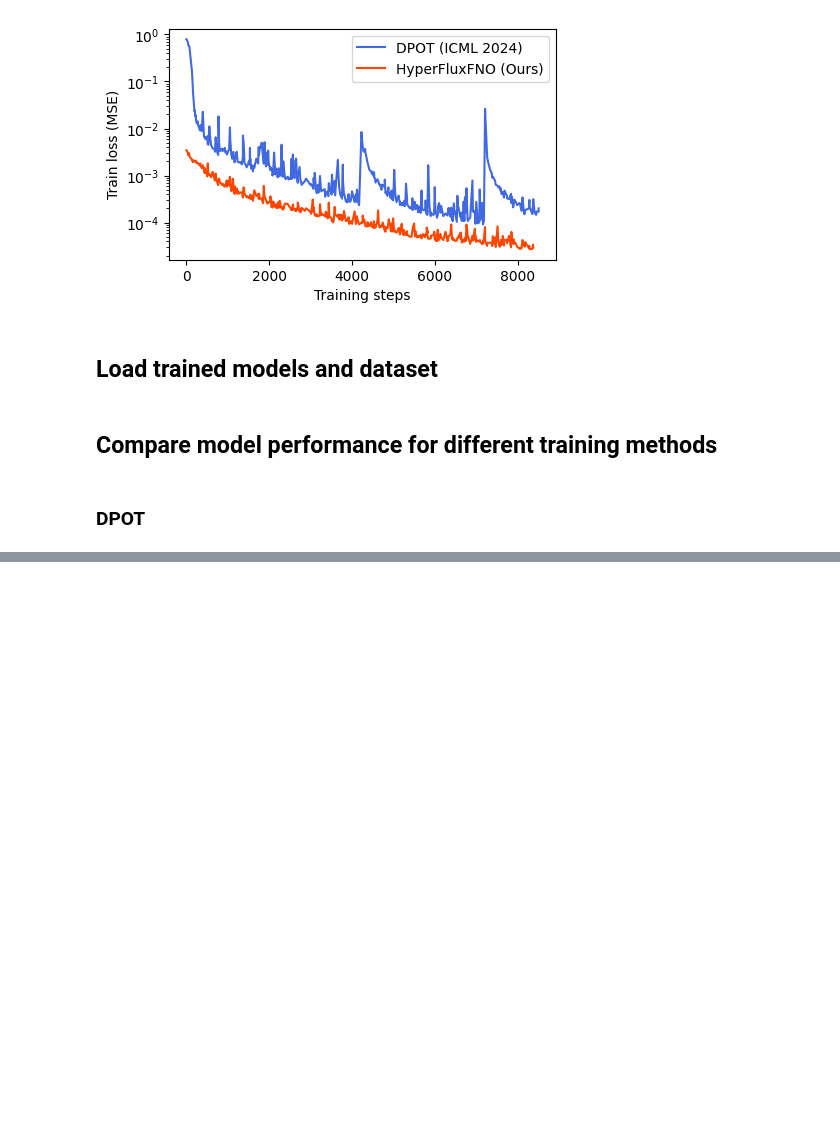
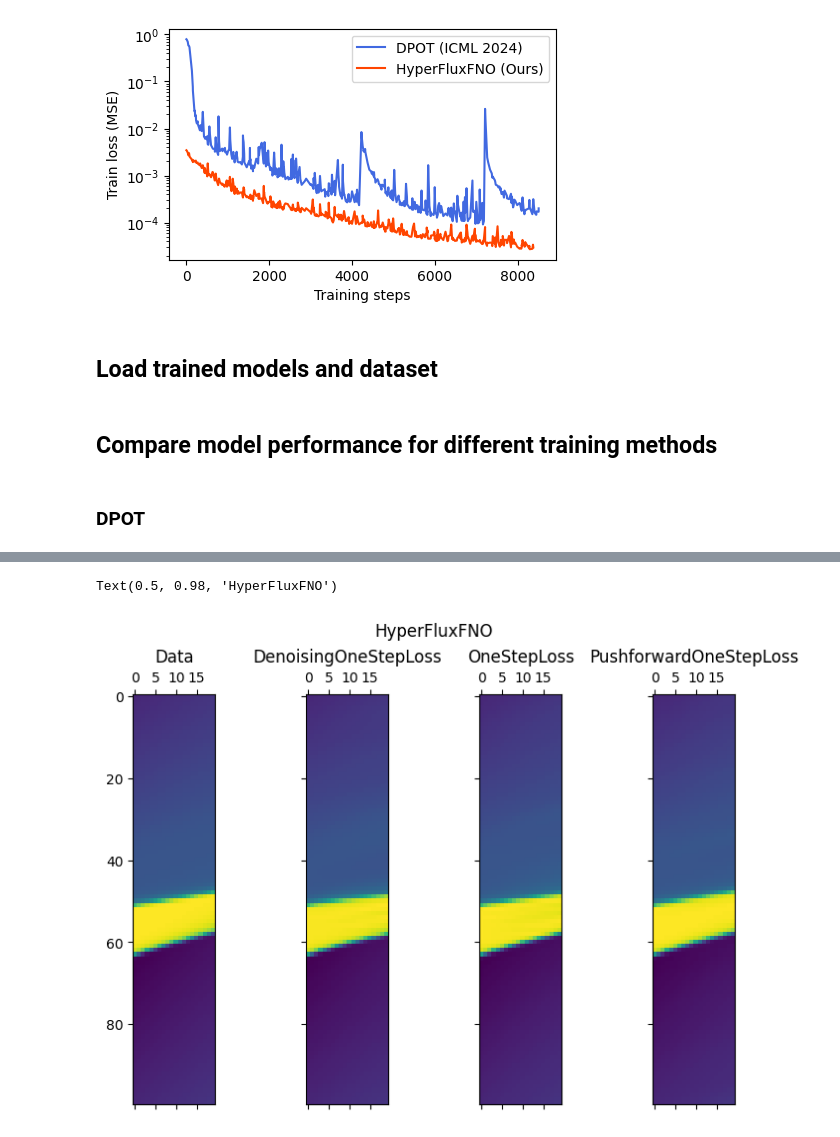
Before and after one commit to xx257xx/CONTEXT_FLUX_NO, a Jupyter notebook: notebooks/evaluation/evaluate_cubic.ipynb, the cells around one changed output, grey strips where cells are left out. Saved outputs shown, nothing was run; the diff lists cells and outputs as text; code cells hidden in the pictures; blank space fills up the shorter version.

```diff
--- a/notebooks/evaluation/evaluate_cubic.ipynb
+++ b/notebooks/evaluation/evaluate_cubic.ipynb
@@ -83,0 +106,28 @@ batch_extrap = dataset_train_extrap["values"].isel({"ic": 0}).compute().to_numpy
+# %%
+u_pred_dict = dict()
+
+dt = float(dataset_train_extrap["t"][1] - dataset_train_extrap["t"][0])
+dx = float(dataset_train_extrap["x"][1] - dataset_train_extrap["x"][0])
+
+model_type = "HyperFluxFNO"
+for method, ckpt_name in tqdm(CHECKPOINT_DICT[model_type].items()):
+    model = load_model(checkpoint_dir / model_type / method / ckpt_name)
+    model = eqx.nn.inference_mode(model, True)
+
+    u_pred_dict[method] = eqx.filter_vmap(
+        lambda u: model.rollout(u, args=(dt, dx), num_steps=20)
+    )(batch_extrap[:, :20])[0]
+
+sample_idx = 0
+fig, axes = plt.subplots(
+    1, 4, figsize=(7, 5), constrained_layout=True, sharex=True, sharey=True
+)
+axes[0].matshow(batch_extrap[sample_idx, 20:, 0].T)
+axes[0].set_title("Data")
+for i, (method, u_pred) in enumerate(u_pred_dict.items()):
+    axes[i + 1].matshow(u_pred[sample_idx, :, 0].T)
+    axes[i + 1].set_title(method)
+fig.suptitle(model_type)
+# %% [output]
+Text(0.5, 0.98, 'HyperFluxFNO')
+[figure, added]
```
Also changed, not shown: parts of 20 cells of this notebook, 2 other files.
